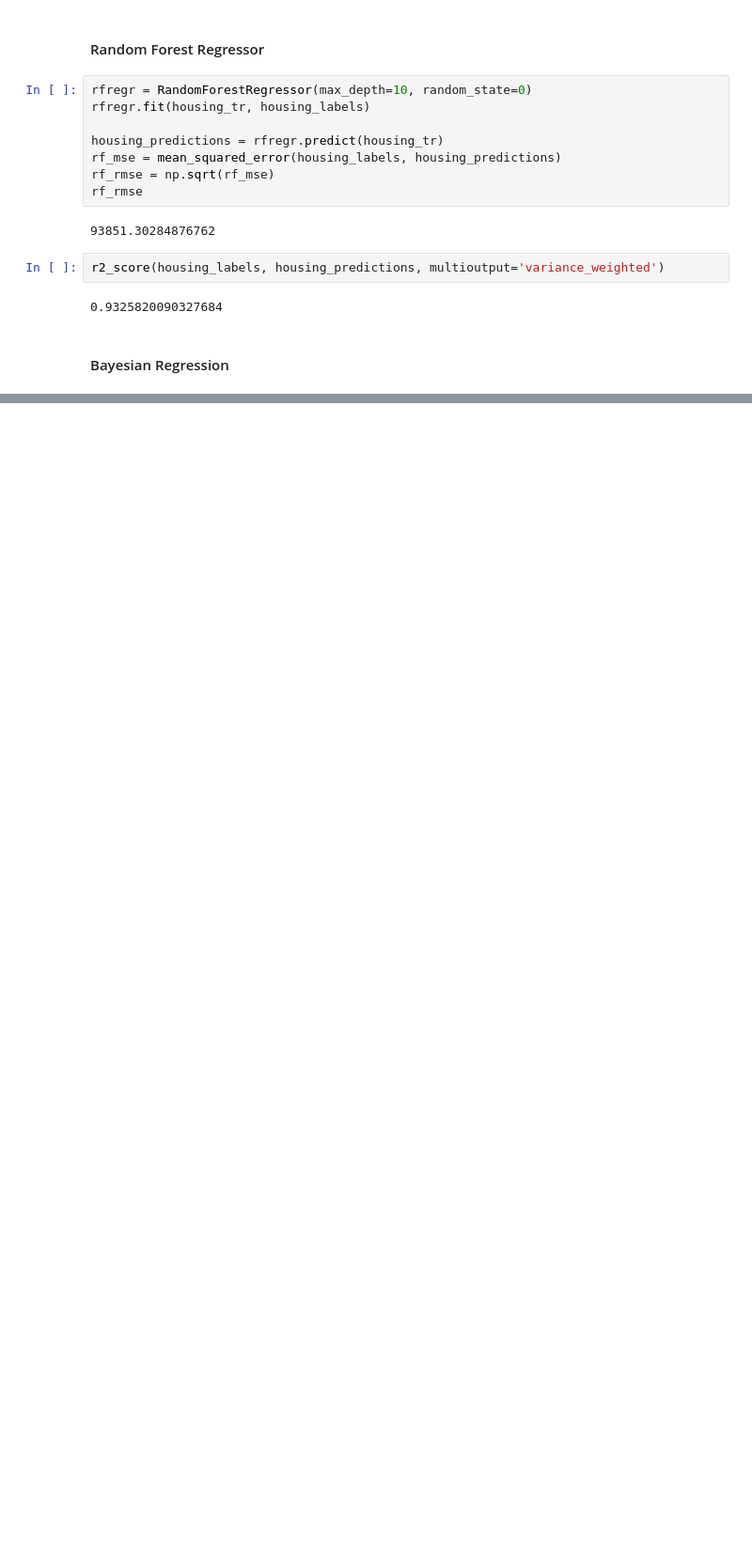
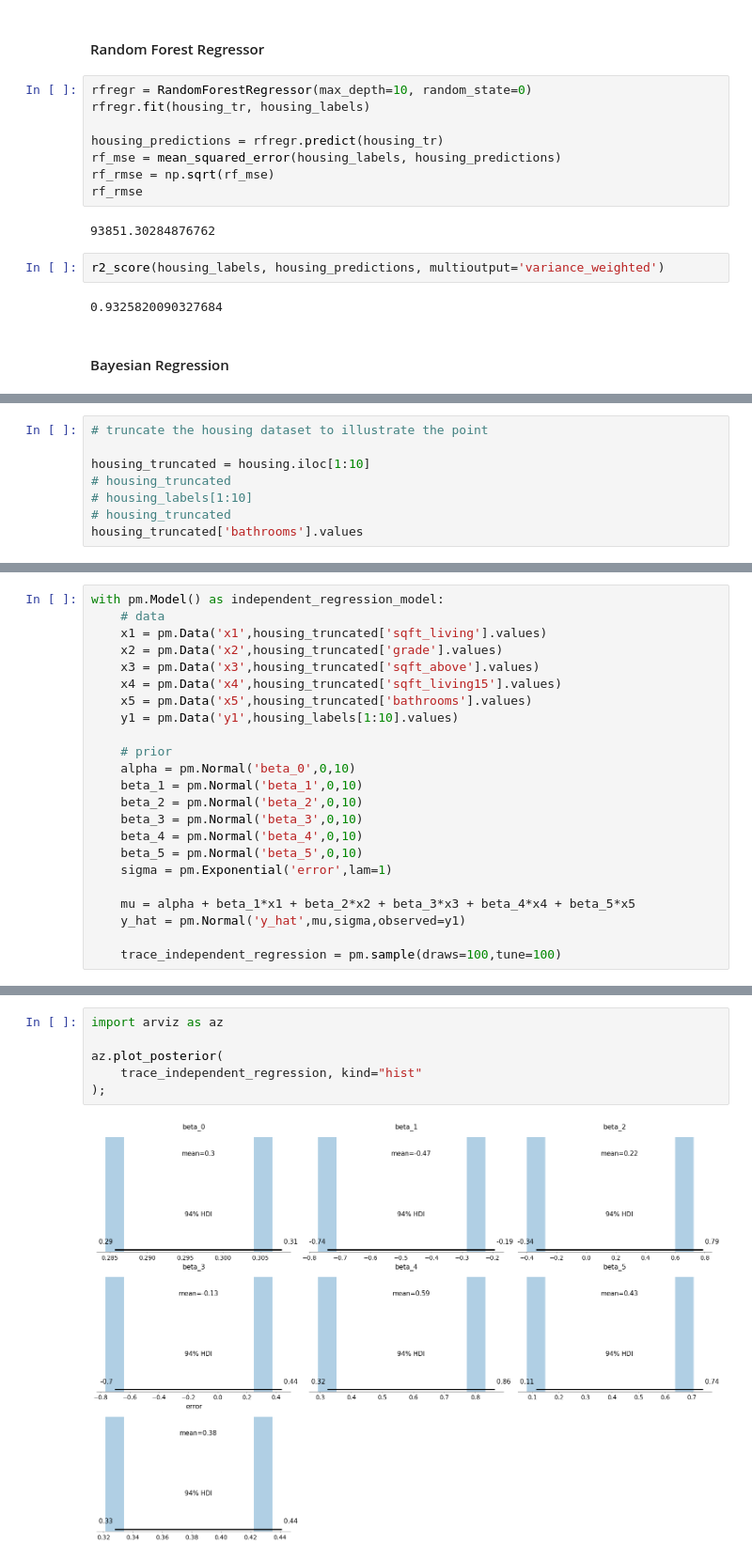
Before and after one commit to tramngo1603/Bayesian_Regression_JHU, a Jupyter notebook: train_and_evaluate.ipynb, the cells around one changed output, grey strips where cells are left out. Shown at 94% size. Cells and saved outputs as stored; diff of their text form; blank space fills up the shorter version.

```diff
--- a/train_and_evaluate.ipynb
+++ b/train_and_evaluate.ipynb
@@ -123,0 +138,8 @@ r2_score(housing_labels, housing_predictions, multioutput='variance_weighted')
+# %%
+# truncate the housing dataset to illustrate the point
+
+housing_truncated = housing.iloc[1:10]
+# housing_truncated
+# housing_labels[1:10]
+# housing_truncated
+housing_truncated['bathrooms'].values
@@ -123,0 +148,23 @@ r2_score(housing_labels, housing_predictions, multioutput='variance_weighted')
+# %%
+with pm.Model() as independent_regression_model:
+    # data
+    x1 = pm.Data('x1',housing_truncated['sqft_living'].values)
+    x2 = pm.Data('x2',housing_truncated['grade'].values)
+    x3 = pm.Data('x3',housing_truncated['sqft_above'].values)
+    x4 = pm.Data('x4',housing_truncated['sqft_living15'].values)
+    x5 = pm.Data('x5',housing_truncated['bathrooms'].values)
+    y1 = pm.Data('y1',housing_labels[1:10].values)
+
+    # prior
+    alpha = pm.Normal('beta_0',0,10)
+    beta_1 = pm.Normal('beta_1',0,10)
+    beta_2 = pm.Normal('beta_2',0,10)
+    beta_3 = pm.Normal('beta_3',0,10)
+    beta_4 = pm.Normal('beta_4',0,10)
+    beta_5 = pm.Normal('beta_5',0,10)
+    sigma = pm.Exponential('error',lam=1)
+
+    mu = alpha + beta_1*x1 + beta_2*x2 + beta_3*x3 + beta_4*x4 + beta_5*x5
+    y_hat = pm.Normal('y_hat',mu,sigma,observed=y1)
+
+    trace_independent_regression = pm.sample(draws=100,tune=100)
@@ -123,0 +185,8 @@ r2_score(housing_labels, housing_predictions, multioutput='variance_weighted')
+# %%
+import arviz as az
+
+az.plot_posterior(
+    trace_independent_regression, kind="hist"
+);
+# %% [output]
+[figure, added]
```
Also changed, not shown: parts of 11 cells of this notebook.
